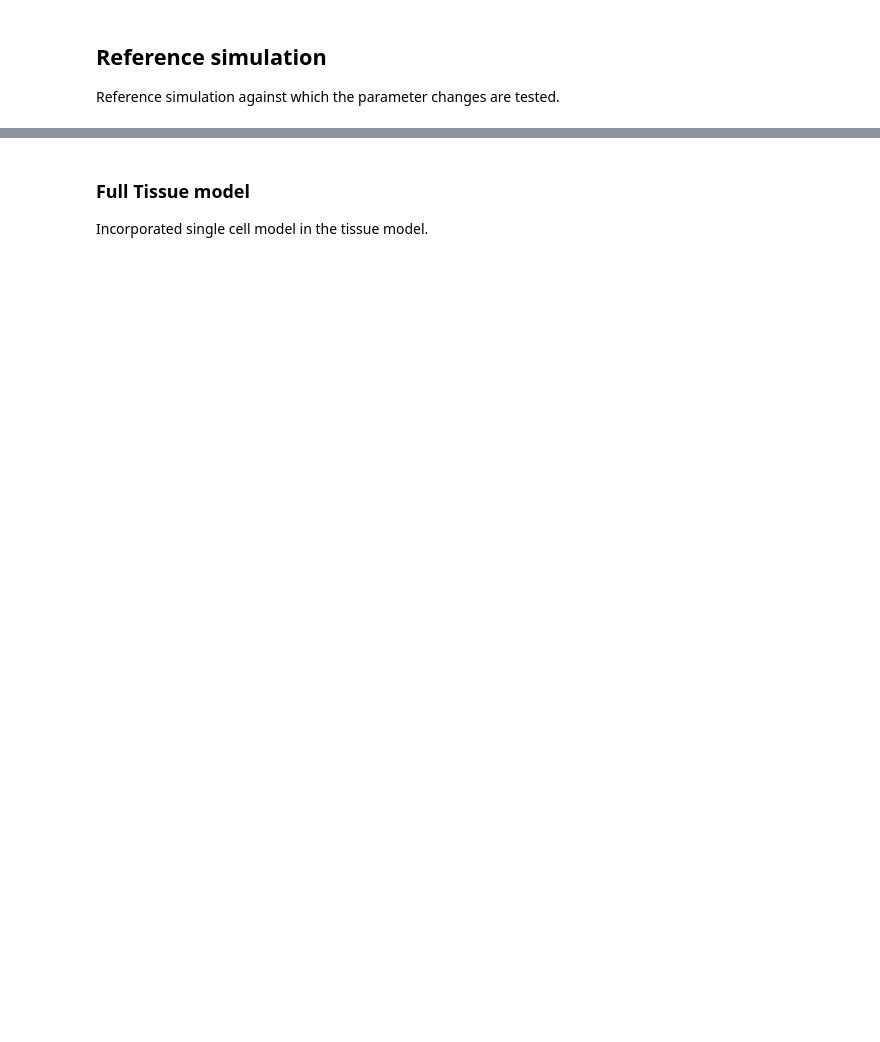
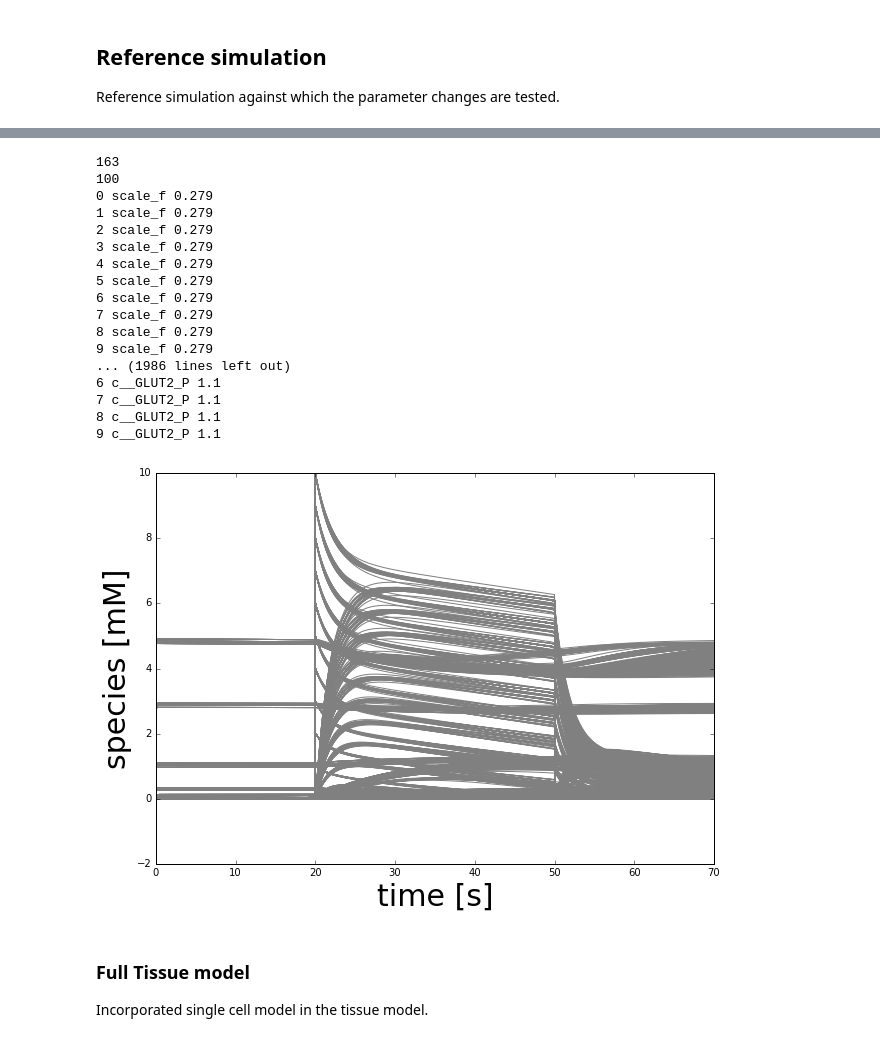
Before and after one commit to jingyayeah/multiscale-galactose, a Jupyter notebook: python/multiscalepy/multiscale/examples/notebook/galactose_parameter_sensitivity.ipynb, the cells around one changed output, grey strips where cells are left out. Cells and saved outputs as stored; diff of their text form; code cells hidden in the pictures; blank space fills up the shorter version.

```diff
--- a/python/multiscalepy/multiscale/examples/notebook/galactose_parameter_sensitivity.ipynb
+++ b/python/multiscalepy/multiscale/examples/notebook/galactose_parameter_sensitivity.ipynb
@@ -124,3 +124,82 @@ plot_results(results)
+# %%
+# implement the parameter changes
+# TODO: use the rt.simulate function which handles most of the things
+
+reload(rt)
+
+# All global parameters which are constant have to be varied.
+parameter_ids = r.model.getGlobalParameterIds()
+import libsbml
+doc = libsbml.readSBMLFromFile(comp_model.filepath)
+model = doc.getModel()
+const_parameter_ids = []
+for pid in parameter_ids:
+    par = model.getParameter(pid)
+    if par.getConstant() == True:
+        const_parameter_ids.append(pid)
+
+print(len(parameter_ids))
+print(len(const_parameter_ids))
+
+# and this is the amount
+factors = [0.9, 1.1]
+
+# repeated simulation
+results = []
+tends = [20, 50, 70]
+Nsim = 10
+
+for pid in const_parameter_ids:
+    for f in factors:
+        for k in xrange(Nsim):
+            # full reset
+            r.reset(SelectionRecord.ALL)
+
+            # change parameter
+            c_backup = rt.store_concentrations(r)
+            p_old = r[pid]
+            r[pid] = f * p_old
+            r.reset(SelectionRecord.INITIAL_GLOBAL_PARAMETER)
+            rt.restore_concentrations(r, c_backup)  # restore concentrations
+
+            # simulate
+            print(k, pid, r[pid])
+            s1 = r.simulate(0, tends[0])
+            c1 = rt.store_concentrations(r)
+
+            # change boundary concentrations
+            e__gal = r.e__gal  # store old value
+            r.e__gal = k+1       # set new value
+            s2 = r.simulate(tends[0], tends[1])
+
+            # reset values
+            r.e__gal = e__gal  # restore value
+            s3 = r.simulate(tends[1], tends[2])
+
+            s = np.concatenate([s1, s2, s3], axis=0)
+            results.append(s)
+
+# plot the results
+rt.plot_results(results, '-', 'gray')
+# %% [output]
+163
+100
+0 scale_f 0.279
+1 scale_f 0.279
+2 scale_f 0.279
+3 scale_f 0.279
+4 scale_f 0.279
+5 scale_f 0.279
+6 scale_f 0.279
+7 scale_f 0.279
+8 scale_f 0.279
+9 scale_f 0.279
+... (1986 lines left out)
+6 c__GLUT2_P 1.1
+7 c__GLUT2_P 1.1
+8 c__GLUT2_P 1.1
+9 c__GLUT2_P 1.1
+[figure, added]
 # %% [markdown]
 ### Full Tissue model
 Incorporated single cell model in the tissue model.
```
Also changed, not shown: parts of 6 cells of this notebook, 6 other files.
